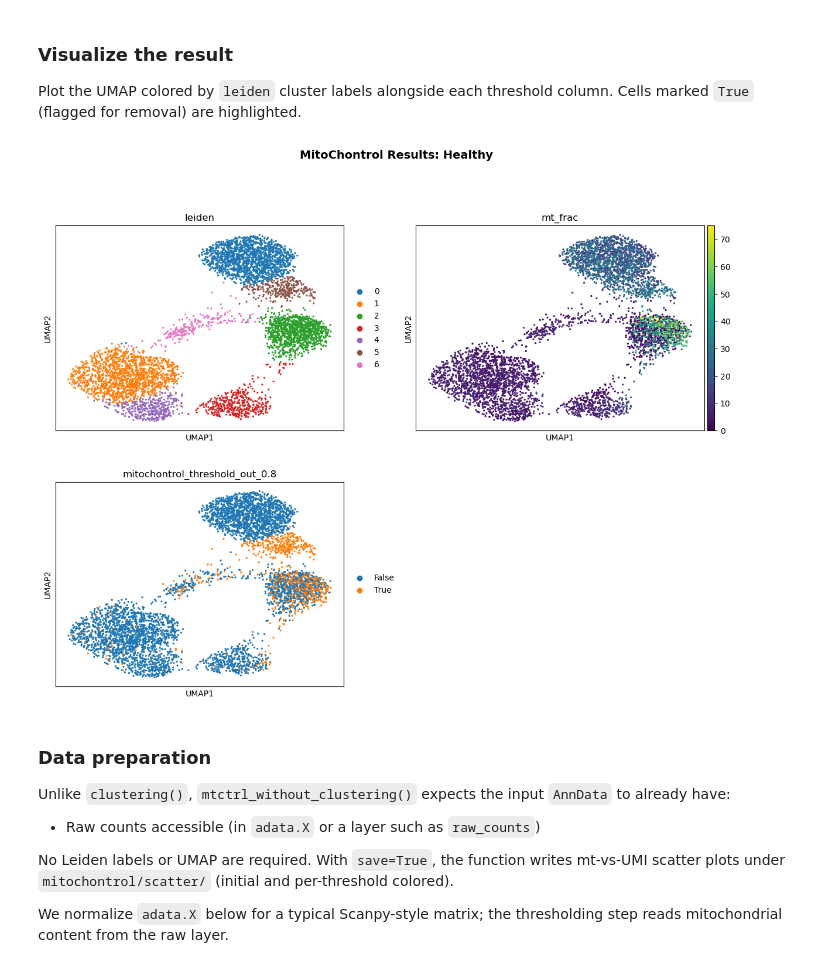
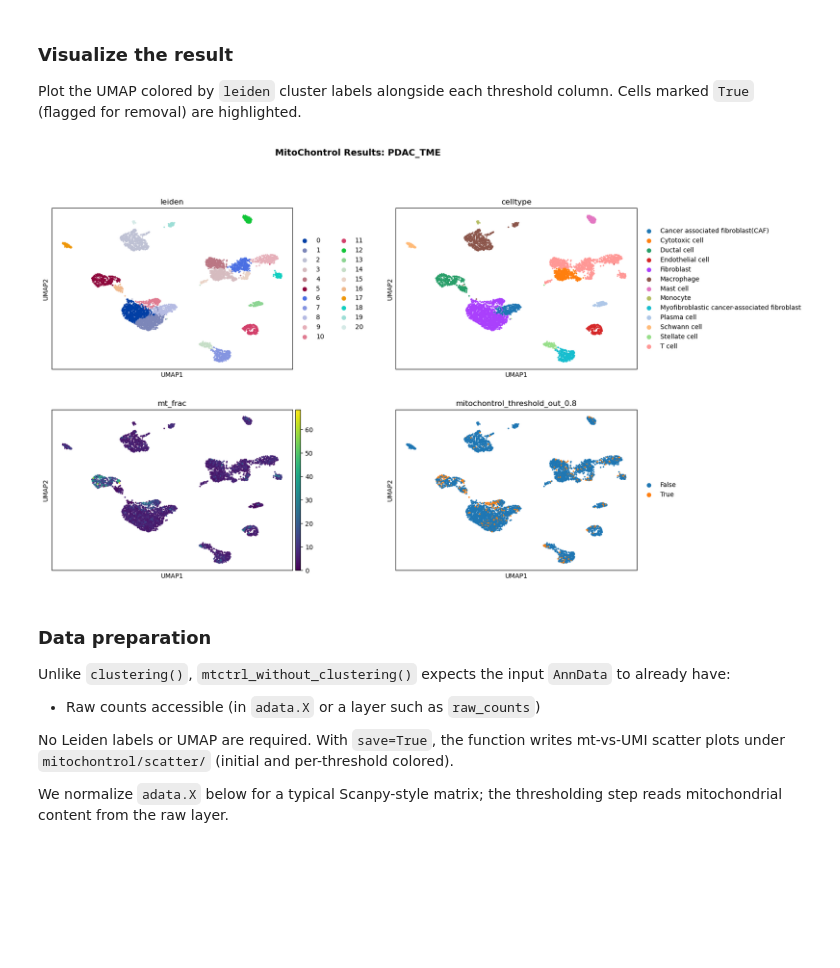
Before and after one commit to uttamLab/mitochontrol, a Jupyter notebook: MitoChontrol_tut.ipynb, the cells around one changed output. Saved outputs shown, nothing was run; the diff lists cells and outputs as text; code cells hidden in the pictures; blank space fills up the shorter version.

````diff
--- a/MitoChontrol_tut.ipynb
+++ b/MitoChontrol_tut.ipynb
@@ -120,7 +134,7 @@ All artifacts are written under `{OUTDIR}/clustered/`.
 # %%
 clustered_result = clustering(
     adata_raw.copy(),
-    label=SAMPLE_LABEL,
+    label=SAMPLE_LABEL_A,
     outdir=OUTDIR_A,
     show=True,
 )
@@ -288,9 +319,9 @@ Now pass the clustering result into `mtctrl_with_clustering()`. This function:
 ```
 # %%
 threshold_results = mtctrl_with_clustering(
-    adatas={SAMPLE_LABEL: clustered_result},
+    adatas={SAMPLE_LABEL_A: clustered_result},
     outdir=OUTDIR_A,
-    threshold_probs=THRESHOLD_PROBS,
+    threshold_probs=THRESHOLD_PROBS_A,
     show=False,
     save=True,
 )
@@ -311,7 +342,7 @@ If any clusters are completely filtered, apply one of the three heuristics:
 2. Filter Entire Cluster
 3. Conventional 10% Threshold
 # %%
-sample_result = threshold_results[SAMPLE_LABEL]
+sample_result = threshold_results[SAMPLE_LABEL_A]
 adata_thresholded = sample_result["adata"]
 cluster_stats = sample_result["threshold_stats"]
 display(cluster_stats)
@@ -325,5 +356,8 @@ elif len(check_clusters) == 1:
 else:
     cids = ", ".join(str(c) for c in check_clusters["cluster_id"])
     print(f"Clusters {cids} are completely filtered.")
+
+threshold_cols = [c for c in adata_thresholded.obs.columns if c.startswith("mitochontrol_threshold_out")]
+sc.pl.umap(adata_thresholded, color=["leiden", "celltype", "mt_frac"] + threshold_cols, ncols=2, frameon=False, show=True)
 # %% [output]
 |  | adata_label | cluster_id | post_prob_compromise | threshold_value | cells_lost | cells_retained |
@@ -356,8 +402,9 @@ After the overrides are applied, the adjusted `adata` and an updated
 # Map each completely-filtered cluster to a heuristic (1, 2, or 3).
 # Only clusters listed in check_clusters need an entry.
 HEURISTIC_CHOICES = {
-    "0": 1,   # cluster 0 → retain entire cluster
-    "5": 3,   # cluster 5 → conventional 10% cutoff
+    "17": 1,   # cluster 17 → retain entire cluster
+    "19": 1,   # cluster 19 → retain entire cluster
+    "20": 1,   # cluster 20 → retain entire cluster
 }
 CONVENTIONAL_CUTOFF = 10.0  # percent mtRNA (used by heuristic 3)
 # -----------------------------------------
@@ -419,7 +466,7 @@ for _, row in check_clusters.iterrows():
 
 post_dir = OUTDIR_A / "mitochontrol" / "post_heuristics"
 post_dir.mkdir(parents=True, exist_ok=True)
-adata_thresholded.write(post_dir / f"{SAMPLE_LABEL}.h5ad")
+adata_thresholded.write(post_dir / f"{SAMPLE_LABEL_A}.h5ad")
 updated_stats.to_csv(post_dir / "threshold_stats.csv", index=False)
 
 print(f"\nSaved to {post_dir}/")
@@ -480,25 +555,26 @@ Per-cluster threshold values:
 Plot the UMAP colored by `leiden` cluster labels alongside each threshold
 column. Cells marked `True` (flagged for removal) are highlighted.
 # %%
-plot_cols = ["leiden", "mt_frac"] + threshold_cols
+plot_cols = ["leiden", "celltype", "mt_frac"] + threshold_cols
 fig = sc.pl.umap(
     adata_thresholded,
     color=plot_cols,
     ncols=2,
     frameon=True,
     show=False,
     return_fig=True,
     title=plot_cols,
+    wspace=0.3,
 )
 fig.suptitle(
-    f"MitoChontrol Results: {SAMPLE_LABEL}",
+    f"MitoChontrol Results: {SAMPLE_LABEL_A}",
     fontsize=14,
     fontweight="bold",
     y=1.02,
 )
 plt.show()
 # %% [output]
-[figure, old version]
+[figure, new version]
 # %% [markdown]
 ### Data preparation
 
````
Also changed, not shown: parts of 24 cells of this notebook, 1 other file.
